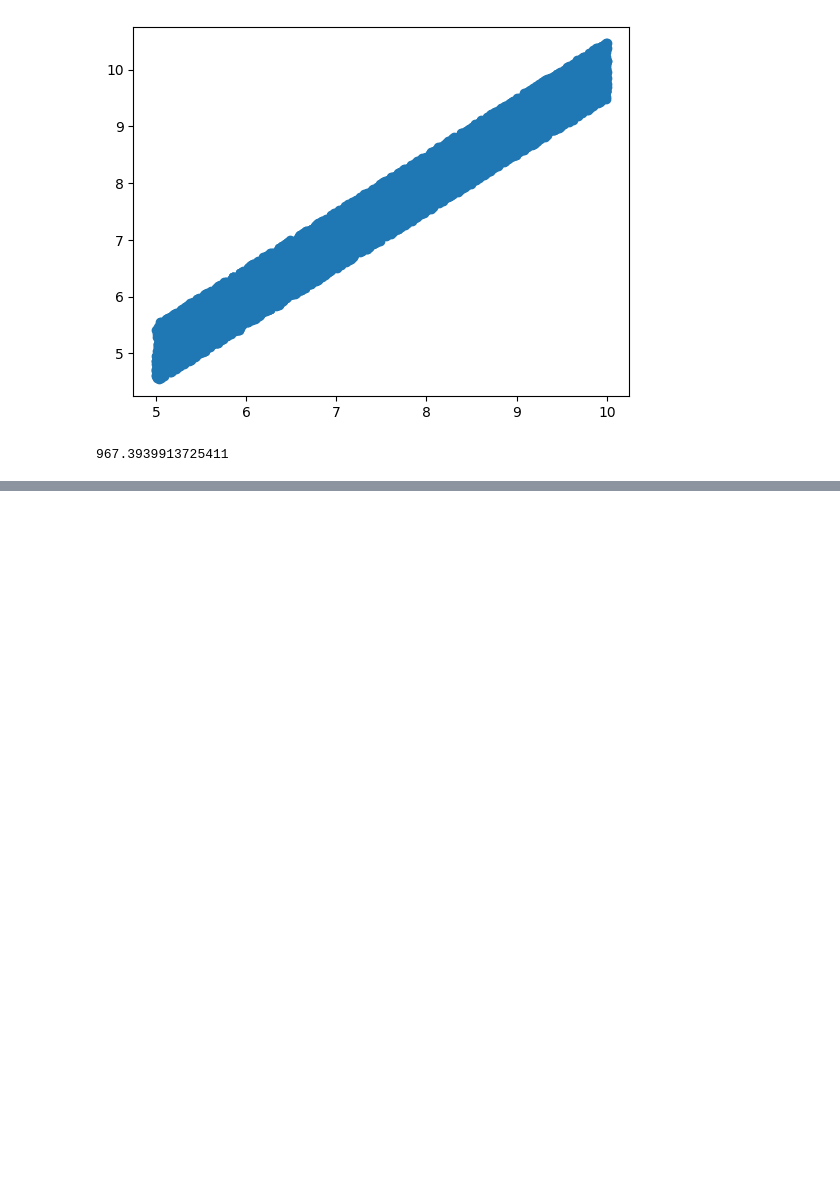
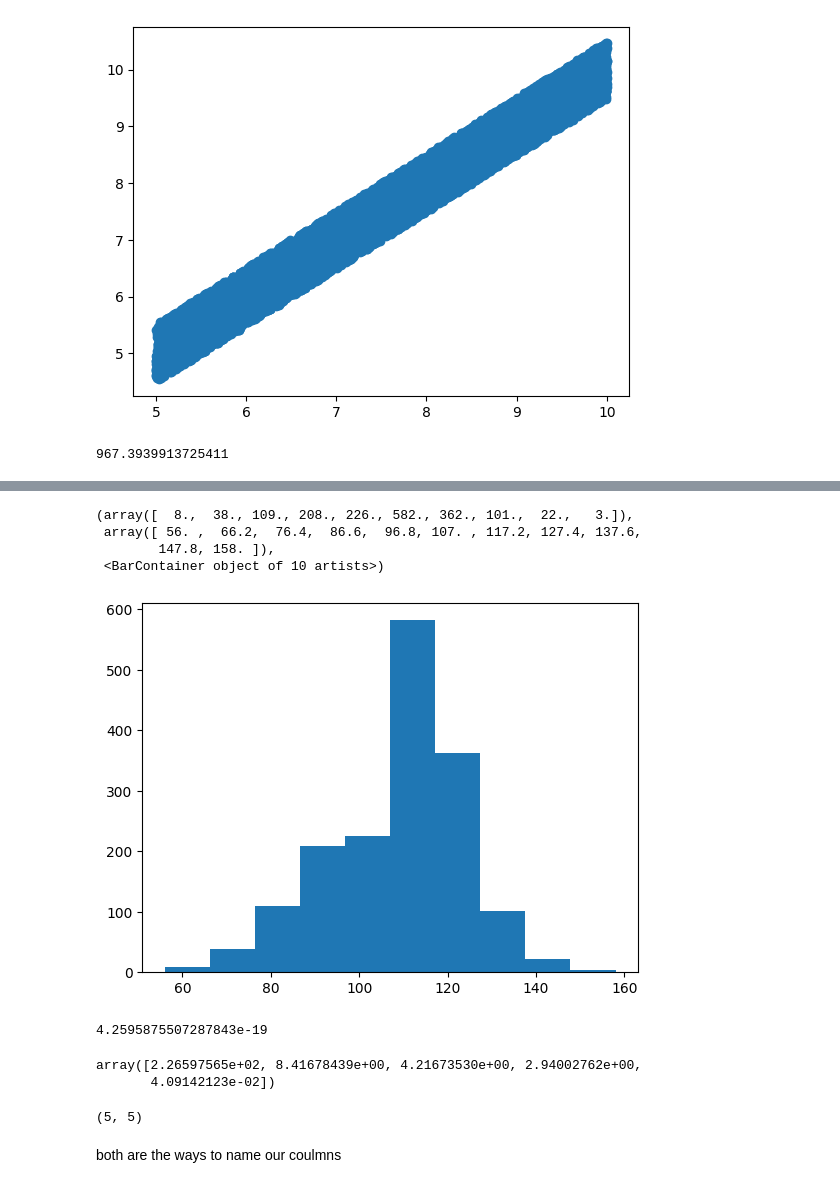
Before and after one commit to divySharma369/covariance_matrix, a Jupyter notebook: data-science-first-code.ipynb, the cells around one changed output, grey strips where cells are left out. Drawn from its saved outputs; the diff is of its cells as text; code cells hidden in the pictures; blank space fills up the shorter version.

Commit message:
Kaggle Notebook | data_science_first code | Version 2

```diff
--- a/data-science-first-code.ipynb
+++ b/data-science-first-code.ipynb
@@ -113,0 +129,3 @@ np.linalg.det(feature_selected_data.iloc[:,0:5].cov())
+# %%
+placement_equals_1_data= feature_selected_data[data["Placement"]==1]
+placement_equals_1_data
@@ -113,0 +146,8 @@ np.linalg.det(feature_selected_data.iloc[:,0:5].cov())
+# %%
+plt.hist(placement_equals_1_data["IQ"])
+# %% [output]
+(array([  8.,  38., 109., 208., 226., 582., 362., 101.,  22.,   3.]),
+ array([ 56. ,  66.2,  76.4,  86.6,  96.8, 107. , 117.2, 127.4, 137.6,
+        147.8, 158. ]),
+ <BarContainer object of 10 artists>)
+[figure, added]
@@ -113,0 +162,9 @@ np.linalg.det(feature_selected_data.iloc[:,0:5].cov())
+# %%
+np.dot(E[:,0],E[:,1])
+# %% [output]
+4.2595875507287843e-19
+# %%
+lamda
+# %% [output]
+array([2.26597565e+02, 8.41678439e+00, 4.21673530e+00, 2.94002762e+00,
+       4.09142123e-02])
@@ -113,0 +175,4 @@ np.linalg.det(feature_selected_data.iloc[:,0:5].cov())
+# %%
+new_cov_mat.shape
+# %% [output]
+(5, 5)
@@ -113,0 +181,2 @@ np.linalg.det(feature_selected_data.iloc[:,0:5].cov())
+# %% [markdown]
+both are the ways to name our coulmns
```
Also changed, not shown: parts of 18 cells of this notebook.
